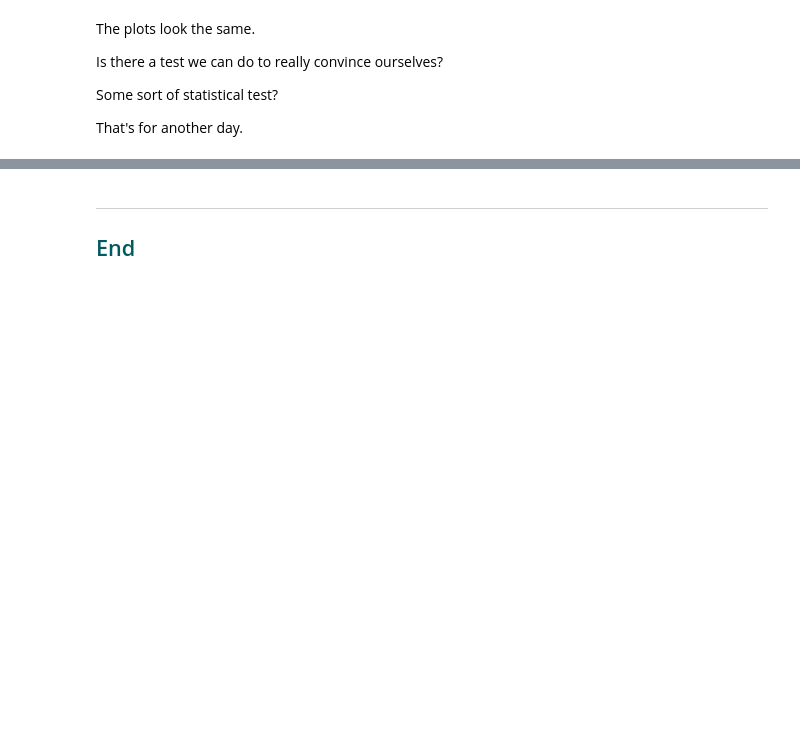
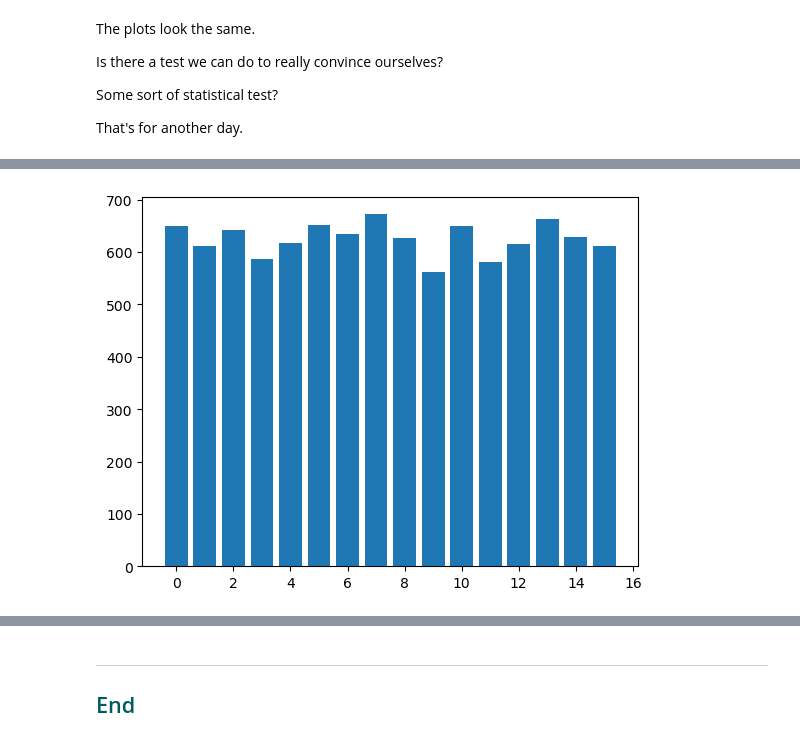
Before and after one commit to ianmcloughlin/2223-S1-fund-data-analysis, a Jupyter notebook: notebooks/02-randomness.ipynb, the cells around one changed output, grey strips where cells are left out. Drawn from its saved outputs; the diff is of its cells as text; code cells hidden in the pictures; blank space fills up the shorter version.

```diff
--- a/notebooks/02-randomness.ipynb
+++ b/notebooks/02-randomness.ipynb
@@ -465,0 +545,11 @@ That's for another day.
+# %%
+# Make a function to generate and convert coin flips to integer.
+def gen_number(B=4):
+    # Flip B coins.
+    flips = np.random.binomial(1, 0.5, B)
+    # Convert that to binary.
+    number = 0
+    for i in range(len(flips)):
+        number = number + flips[i] * 2**i
+    # Return the number.
+    return number
@@ -465,0 +561,17 @@ That's for another day.
+# %%
+# Run the function several times.
+
+# Number of outcomes.
+no_outcomes = 10000
+
+# Generate outcomes.
+outcomes = [gen_number() for i in range(no_outcomes)]
+
+# Plot the counts of outcomes..
+# Count the unique values in the returned list.
+vals, counts = np.unique(outcomes, return_counts=True)
+
+# Plot results in a histogram (technically a bar chart).
+plt.bar(vals, counts);
+# %% [output]
+[figure, added]
```
Also changed, not shown: parts of 18 cells of this notebook.
